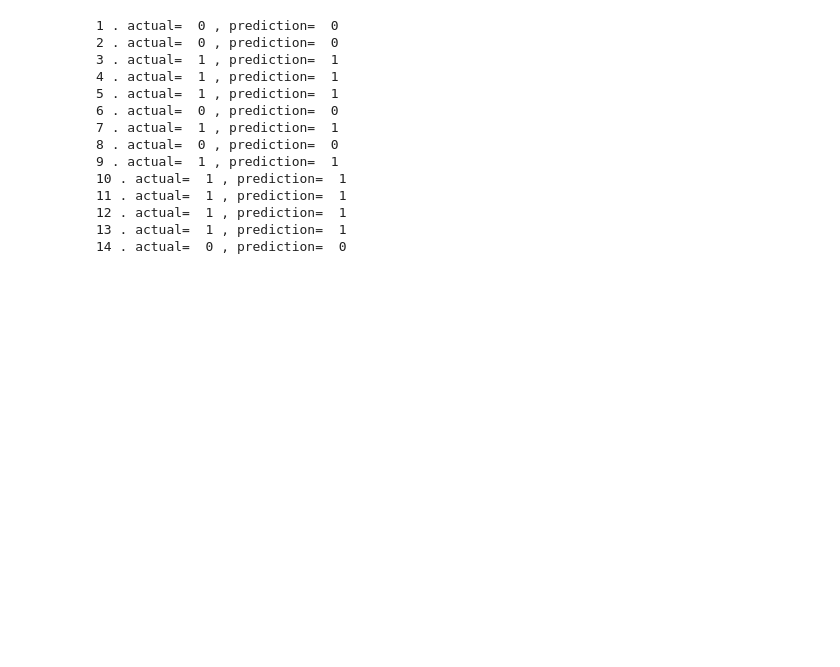
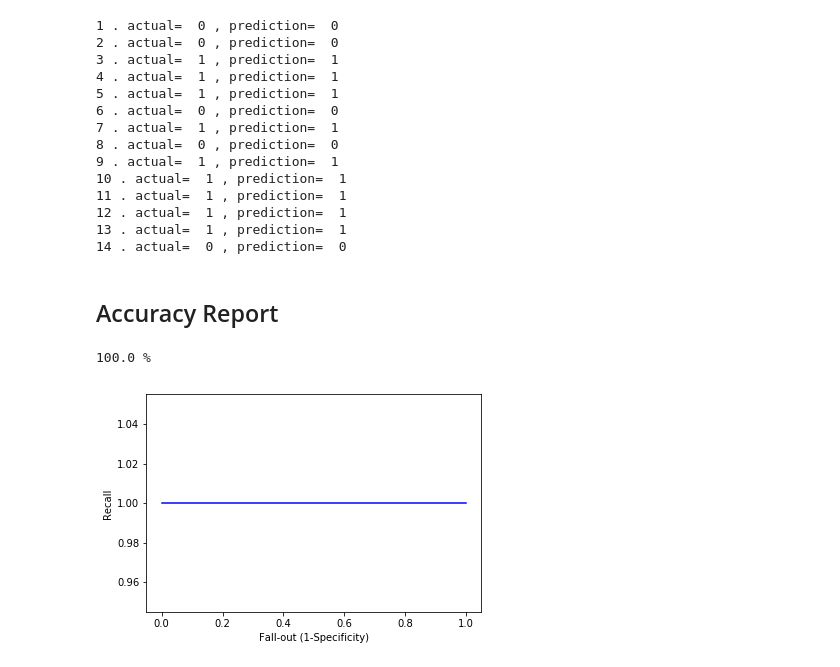
Before and after one commit to serengil/decision-trees-for-ml, a Jupyter notebook: python/LightGBM/LightGBM.ipynb, the cells around one changed output. Saved outputs shown, nothing was run; the diff lists cells and outputs as text; code cells hidden in the pictures; blank space fills up the shorter version.

Commit message:
accuracy report added

```diff
--- a/python/LightGBM/LightGBM.ipynb
+++ b/python/LightGBM/LightGBM.ipynb
@@ -202,3 +198,5 @@ for index, instance in dataset.iterrows():
 12 . actual=  1 , prediction=  1
 13 . actual=  1 , prediction=  1
 14 . actual=  0 , prediction=  0
+# %% [markdown]
+## Accuracy Report
@@ -204,0 +212,20 @@ for index, instance in dataset.iterrows():
+# %%
+from sklearn.metrics import confusion_matrix,accuracy_score, roc_curve, auc
+accuracy = accuracy_score(predictions_classes, y_train)*100
+print(accuracy,"%")
+# %% [output]
+100.0 %
+# %%
+if is_regression == False:
+    actuals_onehot = pd.get_dummies(y_train).values
+    false_positive_rate, recall, thresholds = roc_curve(actuals_onehot[0], np.round(predictions)[0])
+    roc_auc = auc(false_positive_rate, recall)
+
+    plt.plot(false_positive_rate, recall, 'b', label = 'AUC = %0.3f' %roc_auc)
+
+    plt.ylabel('Recall')
+    plt.xlabel('Fall-out (1-Specificity)')
+
+    plt.show()
+# %% [output]
+[figure, added]
```
Also changed, not shown: parts of 6 cells of this notebook.
